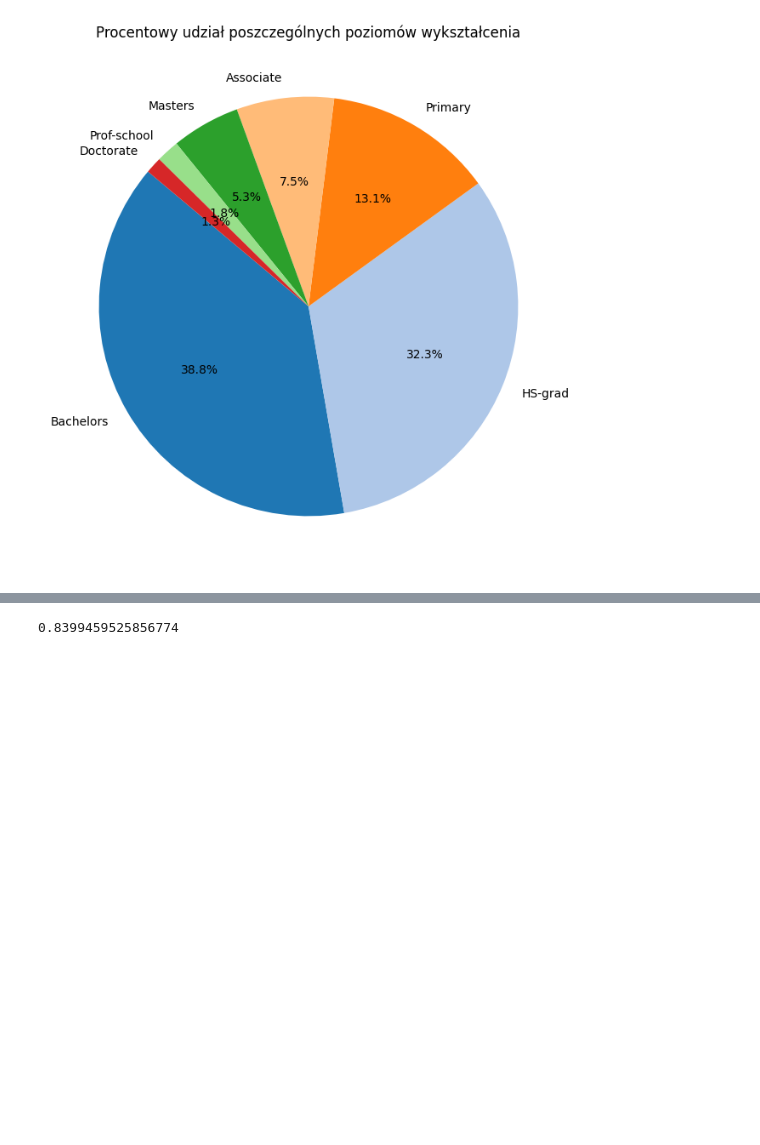
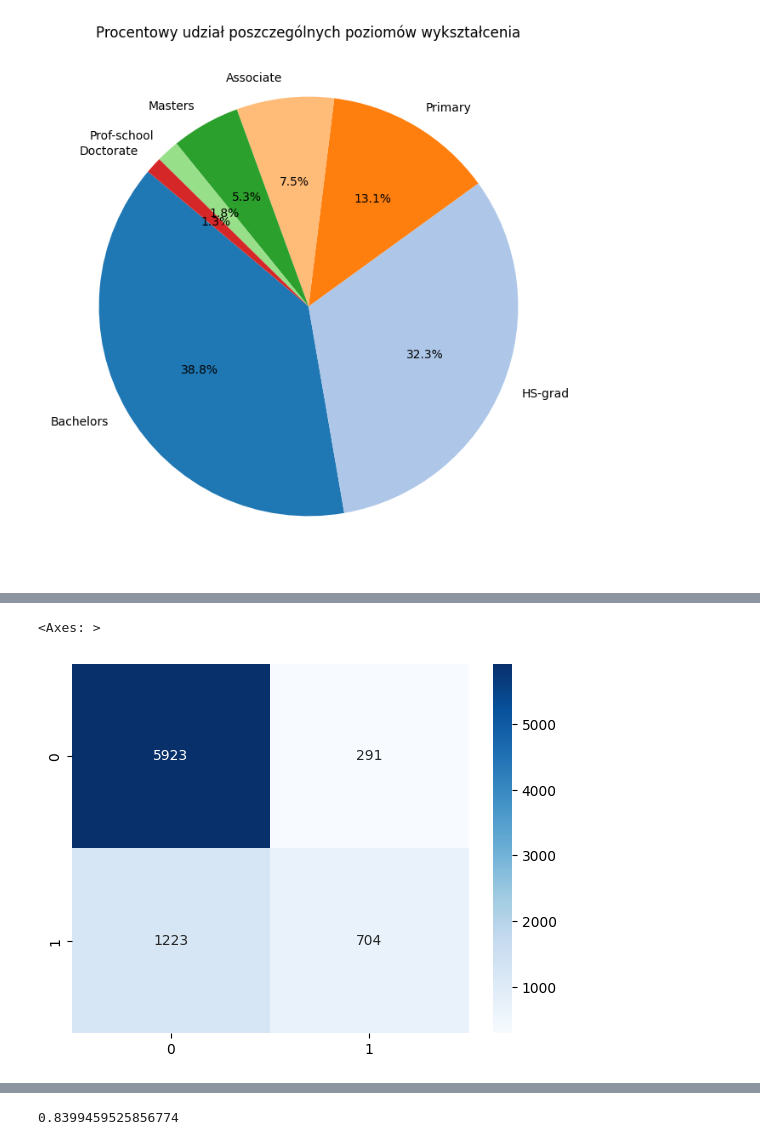
Before and after one commit to dsuszek/pjatk-pum, a Jupyter notebook: FinalProject/Raport_koncowy_s23396_s23632.ipynb, the cells around one changed output, grey strips where cells are left out. Cells and saved outputs as stored; diff of their text form; code cells hidden in the pictures; blank space fills up the shorter version.

```diff
--- a/FinalProject/Raport_koncowy_s23396_s23632.ipynb
+++ b/FinalProject/Raport_koncowy_s23396_s23632.ipynb
@@ -191,7 +216,7 @@ training_incomes = incomes[training_cols]
 categorical_cols = ['workclass', 'race', 'sex', 'native-country', 'education']
 numeric = ['age', 'hours-per-week', 'additional_money', 'fnlwgt']
 
-encoder = OneHotEncoder(sparse=False)
+encoder = OneHotEncoder(sparse_output=False)
 encoded_cols = pd.DataFrame(encoder.fit_transform(training_incomes[categorical_cols]), columns=encoder.get_feature_names_out(categorical_cols))
 training_incomes = pd.concat([training_incomes.drop(columns=categorical_cols), encoded_cols], axis=1)
 
@@ -208,0 +260,12 @@ X_train, X_test, y_train, y_test = train_test_split(X, y, random_state=42)
+# %%
+log_reg = LogisticRegression(random_state=42, C=100)
+sgd_clf = SGDClassifier(alpha=0.01, random_state=42)
+
+log_reg.fit(X_train, y_train)
+sgd_clf.fit(X_train, y_train)
+
+y_pred_log = log_reg.predict(X_test)
+y_pred_sgd = sgd_clf.predict(X_test)
+
+cm_log = confusion_matrix(y_test, y_pred_log)
+cm_sgd = confusion_matrix(y_test, y_pred_sgd)
@@ -208,0 +301,5 @@ X_train, X_test, y_train, y_test = train_test_split(X, y, random_state=42)
+# %%
+sns.heatmap(cm_log, annot=True, fmt='d', cmap='Blues', xticklabels=[0, 1], yticklabels=[0, 1])
+# %% [output]
+<Axes: >
+[figure, added]
```
Also changed, not shown: parts of 27 cells of this notebook, 10 other files.
